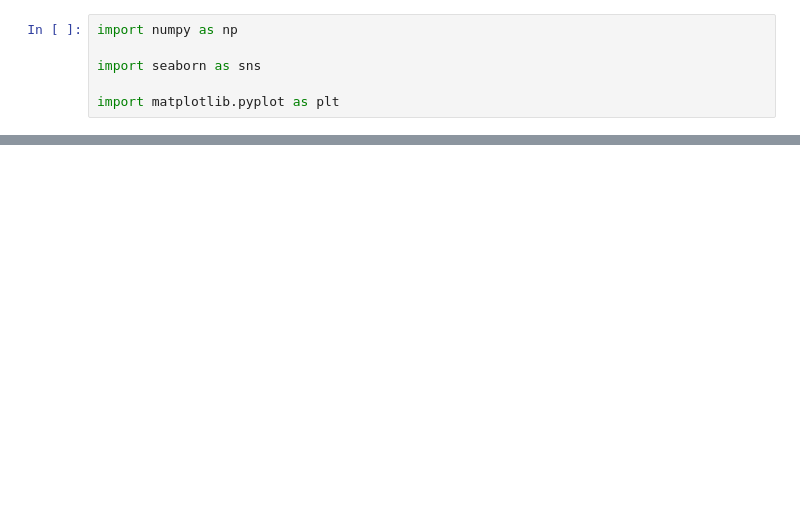
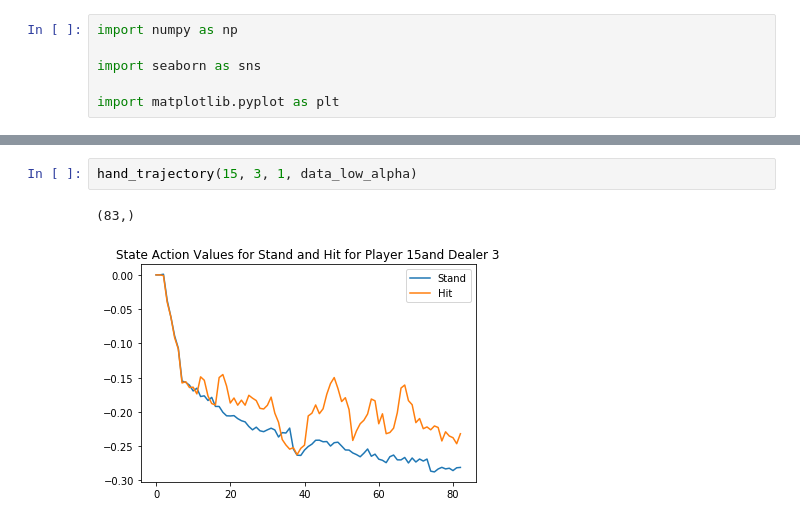
Before and after one commit to Joshuashou/RL_Blackjack, a Jupyter notebook: Analysis.ipynb, the cells around one changed output, grey strips where cells are left out. Saved outputs shown, nothing was run; the diff lists cells and outputs as text; blank space fills up the shorter version.

```diff
--- a/Analysis.ipynb
+++ b/Analysis.ipynb
@@ -38,0 +141,5 @@ def view_state_action_values(data):
+# %%
+hand_trajectory(15, 3, 1, data_low_alpha)
+# %% [output]
+(83,)
+[figure, added]
```
Also changed, not shown: parts of 7 cells of this notebook, 10 other files.
